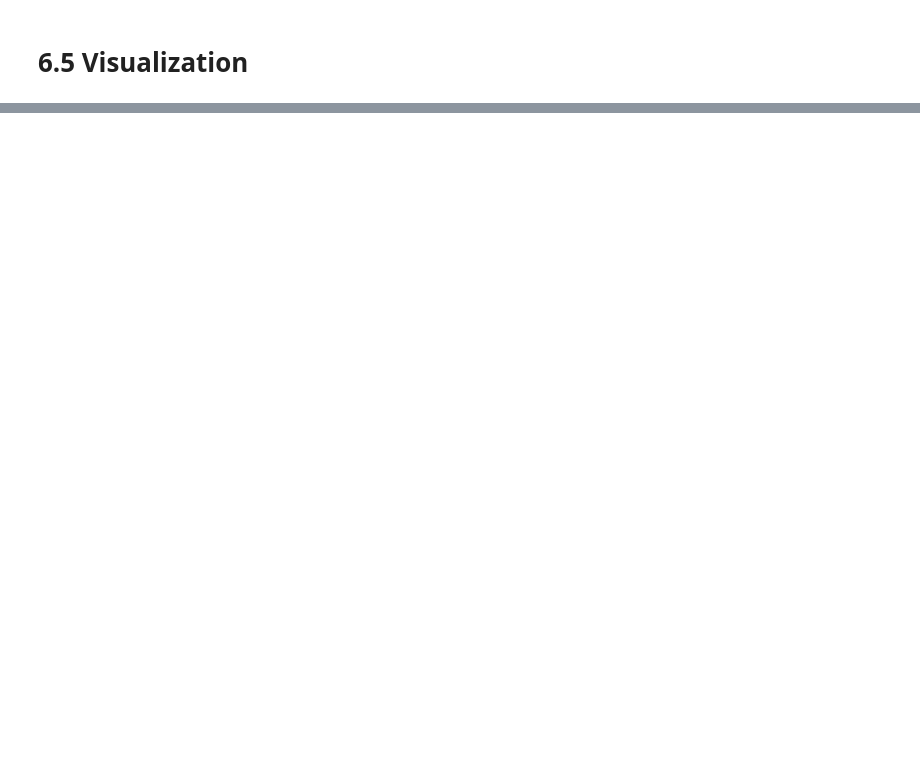
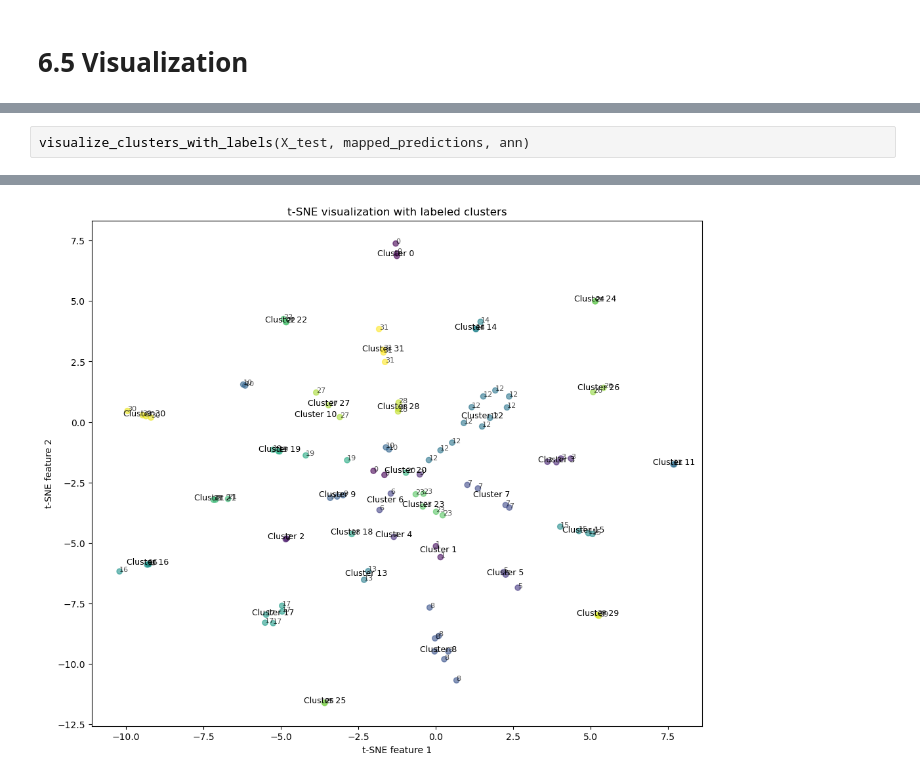
Before and after one commit to chengxinzhaox/ML-Learn-recourses, a Jupyter notebook: cw2/202018020317_CW2.ipynb, the cells around one changed output, grey strips where cells are left out. Drawn from its saved outputs; the diff is of its cells as text; blank space fills up the shorter version.

```diff
--- a/cw2/202018020317_CW2.ipynb
+++ b/cw2/202018020317_CW2.ipynb
@@ -1171,0 +1472,3 @@ Epoch 40/40
+# %%
+visualize_clusters_with_labels(X_test, mapped_predictions, ann)
+# %% [output]
@@ -1171,0 +1476 @@ Epoch 40/40
+[figure, added]
```
Also changed, not shown: parts of 43 cells of this notebook, 1 other file.
